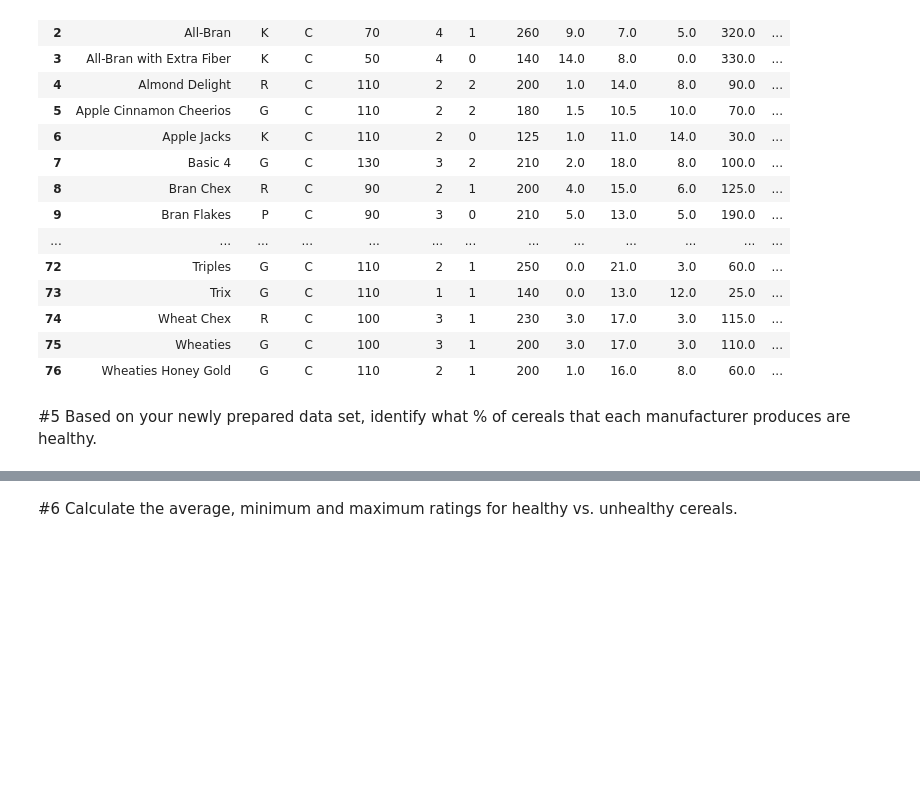
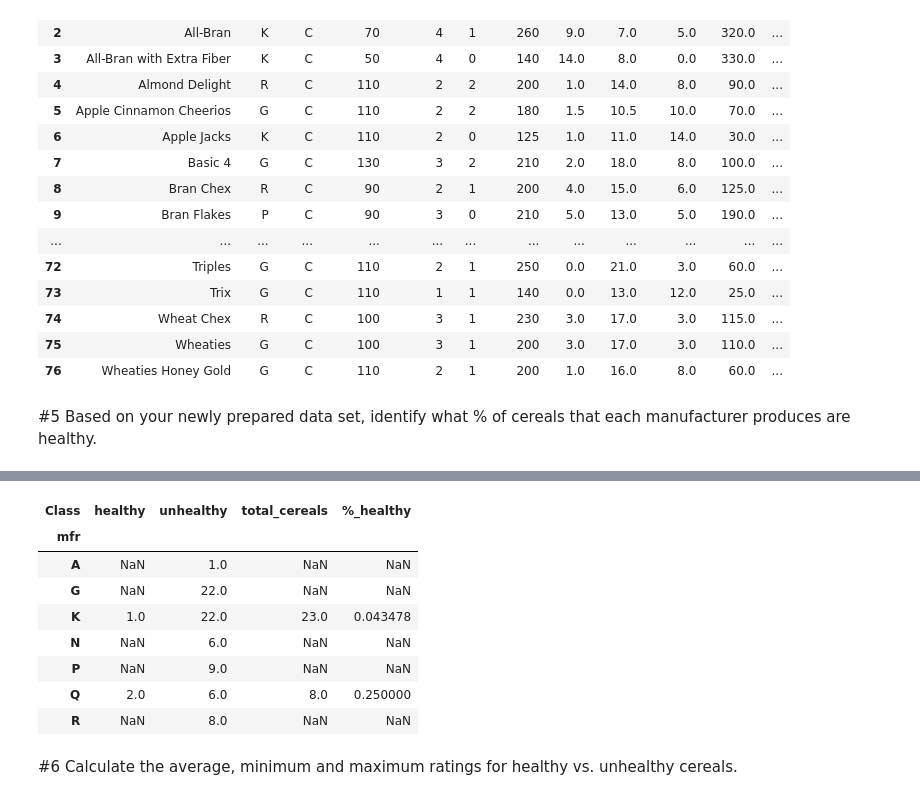
Before and after one commit to sharonccs/PortfolioProjects, a Jupyter notebook: 80 Cereals.ipynb, the cells around one changed output, grey strips where cells are left out. Saved outputs shown, nothing was run; the diff lists cells and outputs as text; code cells hidden in the pictures; blank space fills up the shorter version.

```diff
--- a/80 Cereals.ipynb
+++ b/80 Cereals.ipynb
@@ -250,3 +249,19 @@ df2
+# %%
+df2['total_cereals']=df2['healthy']+df2['unhealthy']
+# %%
+df2['%_healthy']=df2['healthy']/df2['total_cereals']
+# %%
+df2
+# %% [output]
+| Class | healthy | unhealthy | total_cereals | %_healthy |
+| mfr |  |  |  |  |
+| A | NaN | 1.0 | NaN | NaN |
+| G | NaN | 22.0 | NaN | NaN |
+| K | 1.0 | 22.0 | 23.0 | 0.043478 |
+| N | NaN | 6.0 | NaN | NaN |
+| P | NaN | 9.0 | NaN | NaN |
+| Q | 2.0 | 6.0 | 8.0 | 0.250000 |
+| R | NaN | 8.0 | NaN | NaN |
 # %% [markdown]
 #6 Calculate the average, minimum and maximum ratings for healthy vs. unhealthy cereals.
 # %%
```
Also changed, not shown: parts of 1 cell of this notebook.
